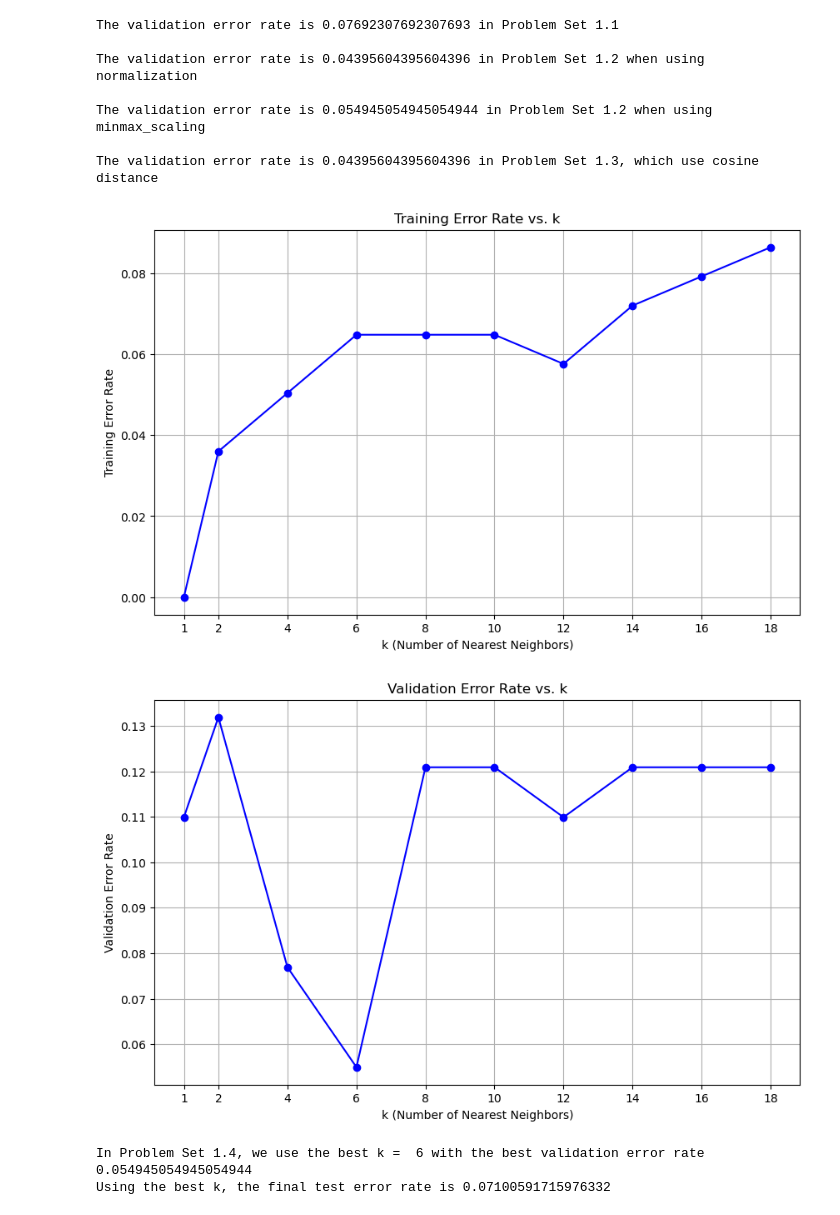
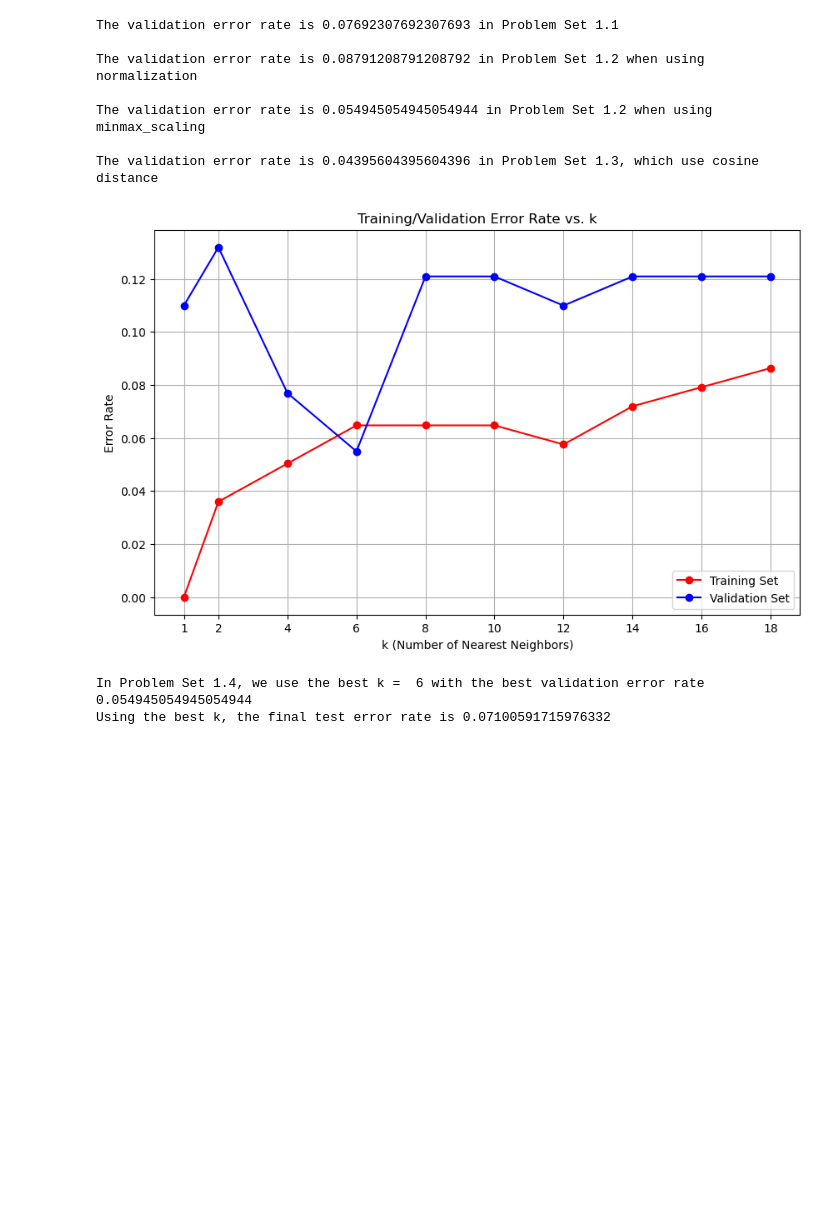
Before and after one commit to Vegetable-Bird-Coder/CSCI567, a Jupyter notebook: hw1/hw1_code/Q3/hw1_q3.ipynb, the cells around one changed output. Saved outputs shown, nothing was run; the diff lists cells and outputs as text; code cells hidden in the pictures; blank space fills up the shorter version.

```diff
--- a/hw1/hw1_code/Q3/hw1_q3.ipynb
+++ b/hw1/hw1_code/Q3/hw1_q3.ipynb
@@ -58,7 +58,7 @@ def data_processing_with_transformation(data, do_minmax_scaling=True, do_normali
 	# Normalization
 	def normalization(x):
 		epsilon = 1e-10
-		return x / (np.linalg.norm(x, ord=2, axis=1, keepdims=True) + epsilon)
+		return x / (np.linalg.norm(x, ord=2, axis=0, keepdims=True) + epsilon)
 
 	if do_normalization:
 		Xtrain = normalization(Xtrain)
@@ -249,26 +249,20 @@ def main():
 		err = compute_error_rate(ytrain, ypred)
 		training_err.append(err)
 
-	plt.figure(figsize=(10, 6))
-	plt.plot(K, training_err, marker='o', linestyle='-', color='blue')
-	plt.title('Training Error Rate vs. k')
-	plt.xlabel('k (Number of Nearest Neighbors)')
-	plt.ylabel('Training Error Rate')
-	plt.xticks(K)
-	plt.grid(True)
-	plt.show()
 
 	#==========select the best k by using validation set==============
 	dists = compute_l2_distances(Xtrain, Xval)
 	best_k, validation_error, best_err = find_best_k(K, ytrain, dists, yval)
 
 	plt.figure(figsize=(10, 6))
-	plt.plot(K, validation_error, marker='o', linestyle='-', color='blue')
-	plt.title('Validation Error Rate vs. k')
+	plt.plot(K, training_err, marker='o', linestyle='-', color='red', label='Training Set')
+	plt.plot(K, validation_error, marker='o', linestyle='-', color='blue', label='Validation Set')
+	plt.title('Training/Validation Error Rate vs. k')
 	plt.xlabel('k (Number of Nearest Neighbors)')
-	plt.ylabel('Validation Error Rate')
+	plt.ylabel('Error Rate')
 	plt.xticks(K)
 	plt.grid(True)
+	plt.legend(loc='lower right')
 	plt.show()
 
 	#===============test the performance with your best k=============
@@ -276,35 +270,34 @@ def main():
 	ypred = predict_labels(best_k, ytrain, dists)
 	test_err = compute_error_rate(ytest, ypred)
 	print("In Problem Set 1.4, we use the best k = ", best_k, "with the best validation error rate", best_err)
 	print("Using the best k, the final test error rate is", test_err)
 
 
 	# 1: The error is zero when k=1
 	# 2: k=6 is the best model complexity among the tested values
 	# 3: The training error rate is lower than the validation error rate for corresponding values of k. The best k value is different
 	# 4: 0.07100591715976332
 	# 5: Overfitting: When k is too small, the model is too complex, leading to poor generalization (high validation error rate)
 	#    Generalization: k=6 provide the best generalization to new data, as indicated by the lowest error rate on the validation set
 	#    Hyper-parameter Tuning: Choose the best k on the validation set is a form of hyper-parameter tuning
 
 	#====================write your results to file===================
 	f=open(output_file, 'w')
 	for i in range(len(K)):
 		f.write('%d %.3f' % (K[i], validation_error[i])+'\n')
 	f.write('%s %.3f' % ('test', test_err))
 	f.close()
 
 if __name__ == "__main__":
 	main()
 # %% [output]
 The validation error rate is 0.07692307692307693 in Problem Set 1.1
 
-The validation error rate is 0.04395604395604396 in Problem Set 1.2 when using normalization
+The validation error rate is 0.08791208791208792 in Problem Set 1.2 when using normalization
 
 The validation error rate is 0.054945054945054944 in Problem Set 1.2 when using minmax_scaling
 
 The validation error rate is 0.04395604395604396 in Problem Set 1.3, which use cosine distance
-[figure, old version]
+[figure, new version]
-[figure, removed]
 In Problem Set 1.4, we use the best k =  6 with the best validation error rate 0.054945054945054944
 Using the best k, the final test error rate is 0.07100591715976332
```
Also changed, not shown: 24 other files.
